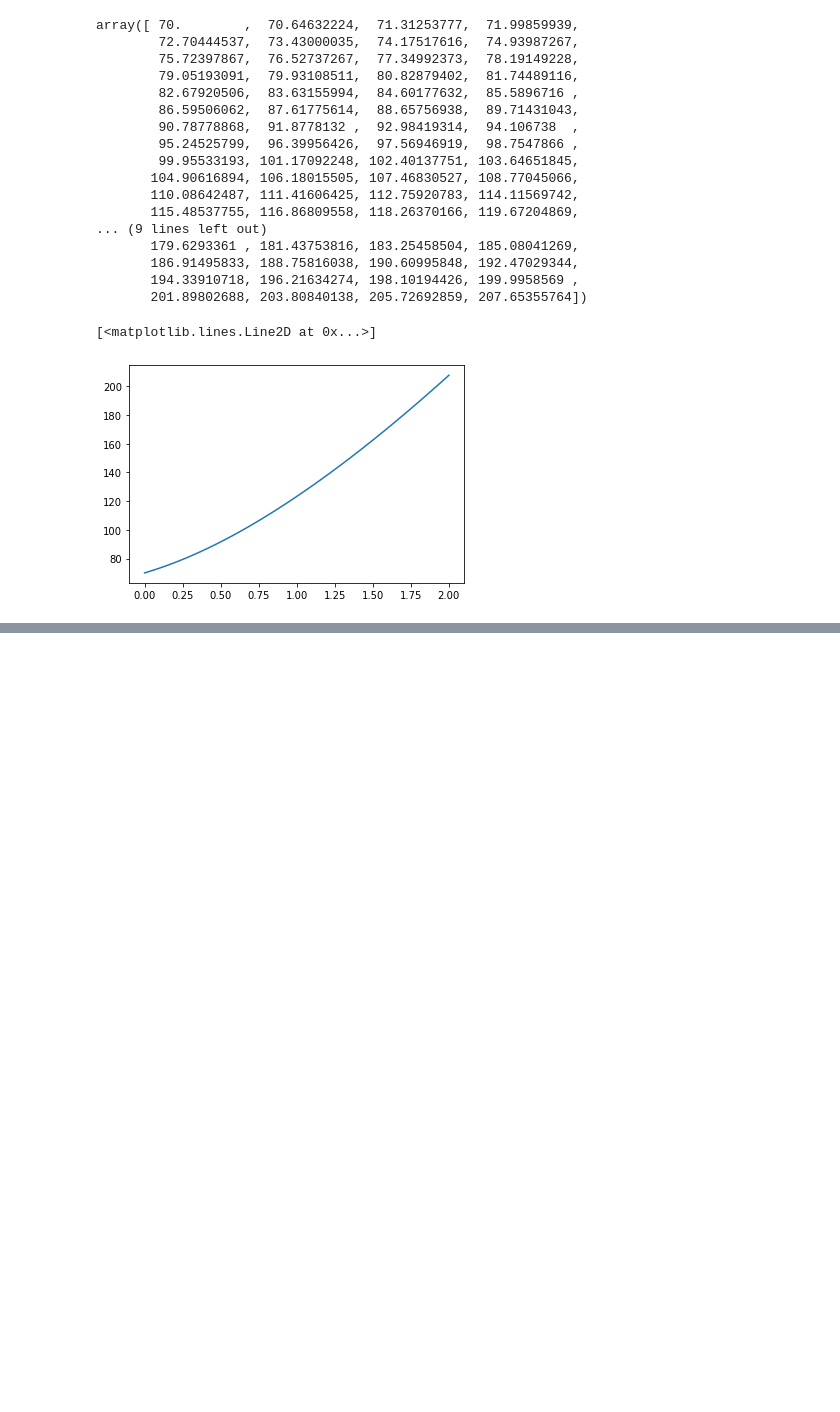
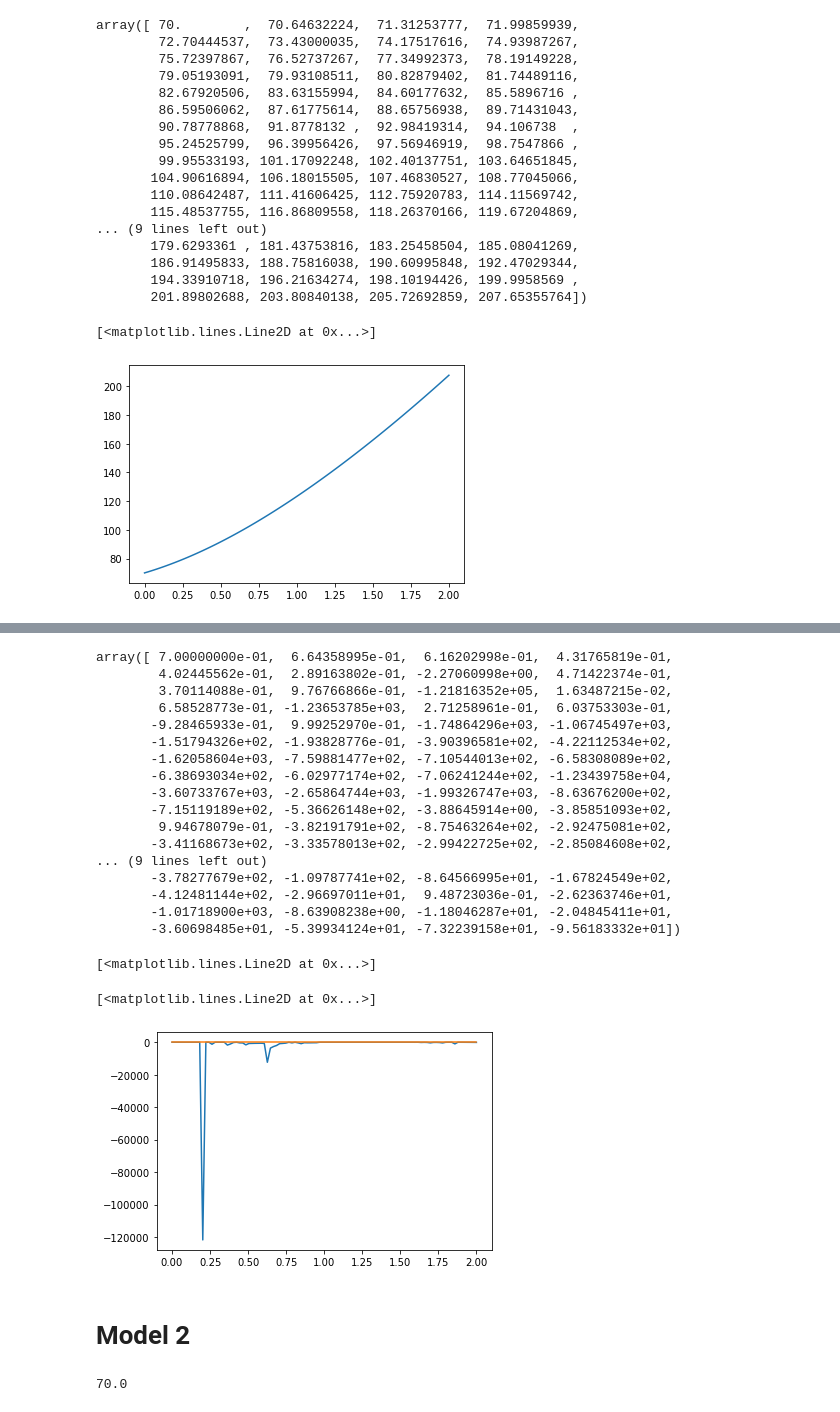
Before and after one commit to ViktorGakis/fishplots, a Jupyter notebook: fishplots.ipynb, the cells around one changed output, grey strips where cells are left out. Drawn from its saved outputs; the diff is of its cells as text; code cells hidden in the pictures; blank space fills up the shorter version.

```diff
--- a/fishplots.ipynb
+++ b/fishplots.ipynb
@@ -115,0 +140,31 @@ plt.plot(zs,((omegam)*((1+zs)**3))/((Ηfunctionexp1(zs,[omegam,h])/(100*h))**2))
+# %%
+# fish plot for Ηfunction
+def omegalamda(zs,omegam,h):
+      return 1 - ((100*h)/Ηfunction(zs,[omegam,h,1,-10],equation_E1))**2*omegam*((1+zs)**3)
+omegalamda(zs,0.3,0.7)
+plt.plot(zs,omegalamda(zs,0.3,0.7))
+plt.plot(zs,((omegam)*((1+zs)**3))/((Ηfunction(zs,[omegam,h,-10],equation_E1)/(100*h))**2))
+# intersection point, to the left accelarated, to the right disaccelerated
+# %% [output]
+array([ 7.00000000e-01,  6.64358995e-01,  6.16202998e-01,  4.31765819e-01,
+        4.02445562e-01,  2.89163802e-01, -2.27060998e+00,  4.71422374e-01,
+        3.70114088e-01,  9.76766866e-01, -1.21816352e+05,  1.63487215e-02,
+        6.58528773e-01, -1.23653785e+03,  2.71258961e-01,  6.03753303e-01,
+       -9.28465933e-01,  9.99252970e-01, -1.74864296e+03, -1.06745497e+03,
+       -1.51794326e+02, -1.93828776e-01, -3.90396581e+02, -4.22112534e+02,
+       -1.62058604e+03, -7.59881477e+02, -7.10544013e+02, -6.58308089e+02,
+       -6.38693034e+02, -6.02977174e+02, -7.06241244e+02, -1.23439758e+04,
+       -3.60733767e+03, -2.65864744e+03, -1.99326747e+03, -8.63676200e+02,
+       -7.15119189e+02, -5.36626148e+02, -3.88645914e+00, -3.85851093e+02,
+        9.94678079e-01, -3.82191791e+02, -8.75463264e+02, -2.92475081e+02,
+       -3.41168673e+02, -3.33578013e+02, -2.99422725e+02, -2.85084608e+02,
+... (9 lines left out)
+       -3.78277679e+02, -1.09787741e+02, -8.64566995e+01, -1.67824549e+02,
+       -4.12481144e+02, -2.96697011e+01,  9.48723036e-01, -2.62363746e+01,
+       -1.01718900e+03, -8.63908238e+00, -1.18046287e+01, -2.04845411e+01,
+       -3.60698485e+01, -5.39934124e+01, -7.32239158e+01, -9.56183332e+01])
+[<matplotlib.lines.Line2D at 0x...>]
+[<matplotlib.lines.Line2D at 0x...>]
+[figure, added]
+# %% [markdown]
+# Model 2
@@ -115,0 +191,5 @@ plt.plot(zs,((omegam)*((1+zs)**3))/((Ηfunctionexp1(zs,[omegam,h])/(100*h))**2))
+# %%
+# Ηfunctionexp1(zs,[0.3,0.7])
+print(Ηfunctionexp1(0,[0.3,0.7]))
+# %% [output]
+70.0
```
Also changed, not shown: parts of 41 cells of this notebook.
